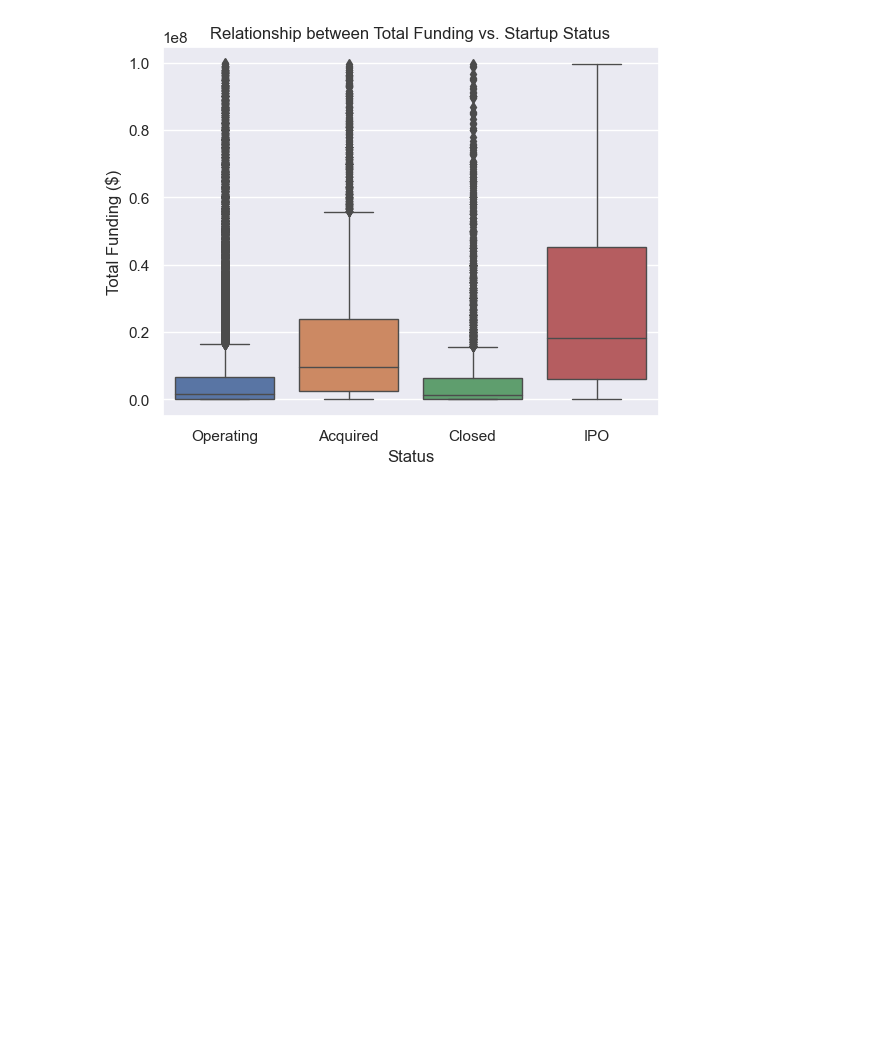
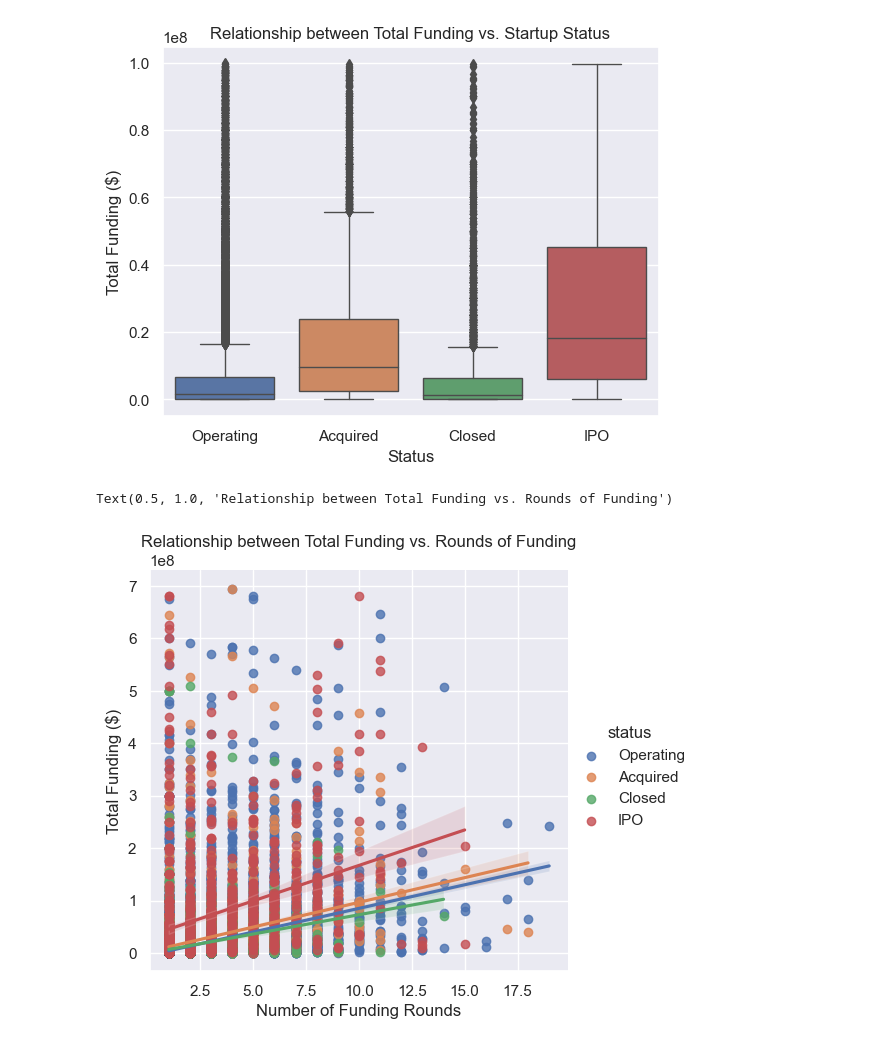
Before and after one commit to Bryce-Ferraro/Python-Project, a Jupyter notebook: Python Project - Research Question 3.ipynb, the cells around one changed output. Saved outputs shown, nothing was run; the diff lists cells and outputs as text; code cells hidden in the pictures; blank space fills up the shorter version.

```diff
--- a/Python Project - Research Question 3.ipynb
+++ b/Python Project - Research Question 3.ipynb
@@ -286,3 +286,21 @@ plt.title("Relationship between Total Funding vs. Startup Status")
 # %% [output]
 Text(0.5, 1.0, 'Relationship between Total Funding vs. Startup Status')
 [figure]
+# %%
+# relationship between funding_rounds and funding_total_usd
+
+startup_df
+sns.set_theme(style="darkgrid")
+
+sns.lmplot(x="funding_rounds",
+                    y="funding_total_usd",
+                    hue="status",
+                    #style="event",
+                    data=startup_df.loc[(startup_df['funding_total_usd'] < 700000000) & (startup_df['country_name'] == 'United States'),:])
+
+plt.xlabel("Number of Funding Rounds")
+plt.ylabel("Total Funding ($)")
+plt.title("Relationship between Total Funding vs. Rounds of Funding")
+# %% [output]
+Text(0.5, 1.0, 'Relationship between Total Funding vs. Rounds of Funding')
+[figure, added]
```
